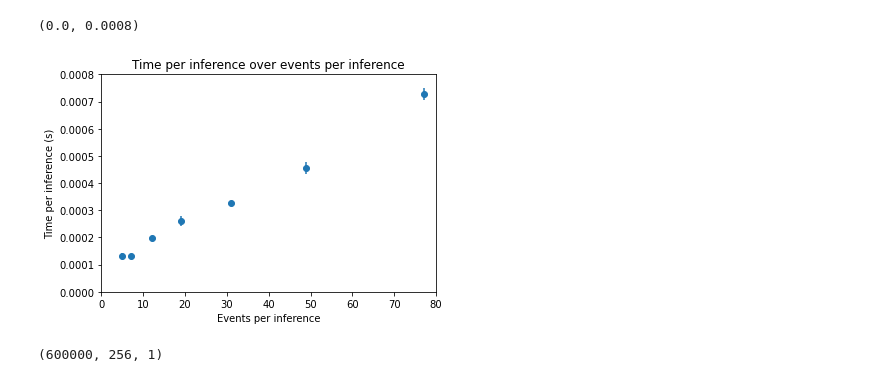
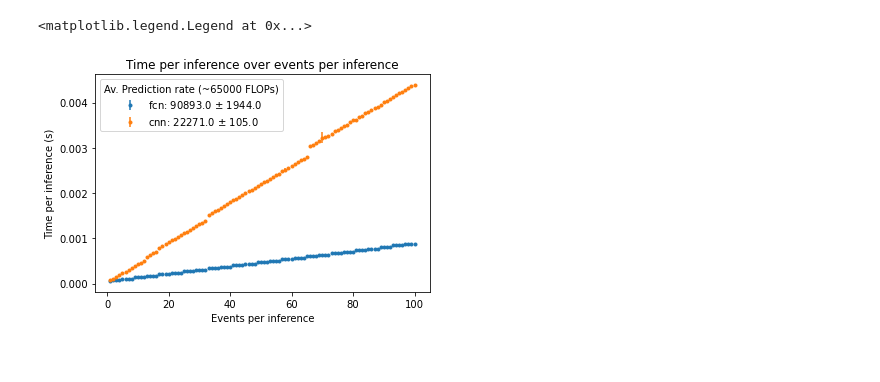
Before and after one commit to luca-rigon/Intelligent-trigger, a Jupyter notebook: experiments2.ipynb, the cells around one changed output. Drawn from its saved outputs; the diff is of its cells as text; code cells hidden in the pictures.

```diff
--- a/experiments2.ipynb
+++ b/experiments2.ipynb
@@ -39,27 +59,31 @@ print(1/time_1_inf.mean(), std.mean())
 # %%
+import os
+import numpy as np
 import matplotlib.pyplot as plt
+#1b: Plot the inference results
+
+#linear fit
+#p = np.polyfit(batch_sizes, times_mean, 1)
+#a, b = p[0], p[1]
+
+plots_dir = '/home/luca/Documents/Project/plots'
+
 fig, ax = plt.subplots(1,1)
 
 #ax.set_xscale("log")
 #ax.set_yscale("log")
 
-ax.errorbar(batch_sizes, times_mean, fmt="o", yerr=times_std)
+ax.errorbar(batch_sizes, times_fcn, fmt=".", yerr=std_fcn, label = f'fcn: {np.round(prediction_rate_fcn)} $\pm$ {np.round(std_final_fcn)}')
+ax.errorbar(batch_sizes, times_cnn, fmt=".", yerr=std_cnn, label = f'cnn: {np.round(prediction_rate_cnn)} $\pm$ {np.round(std_final_cnn)}')
+#ax.plot(batch_sizes, batch_sizes*a + b, '--', label = 'fit: a*x + b, a='+str(round(a, 8)))
 
 ax.set(title='Time per inference over events per inference')
 ax.set(xlabel="Events per inference")
 ax.set(ylabel="Time per inference (s)")
-ax.set_xlim(0, 80)
-ax.set_ylim(0, 0.0008)
-# plt.xlabel("Batch size")
-# plt.ylabel("Time")
-#plt.savefig(f"{plots_dir}/{model_name}_inference_test.png")
+#ax.set_xlim(0, 20)
+#ax.set_ylim(0, 0.002)
+ax.legend(title = 'Av. Prediction rate (~65000 FLOPs)')
+#plt.savefig(f"{plots_dir}/fcn_vs_cnn_{format}_{chip}_log.png")
 # %% [output]
-(0.0, 0.0008)
+<matplotlib.legend.Legend at 0x...>
-[figure, old version]
+[figure, new version]
-# %%
-
-#noise = np.load(f"/home/luca/Documents/Project/data/testing_data.npy").astype(np.float32)
-print(noise[:600000, :, :].shape)
-np.save('/home/luca/Documents/Project/data/testing_data_300k',noise[:300000, :, :])
-# %% [output]
-(600000, 256, 1)
```
Also changed, not shown: parts of 22 cells of this notebook, 3 other files.
